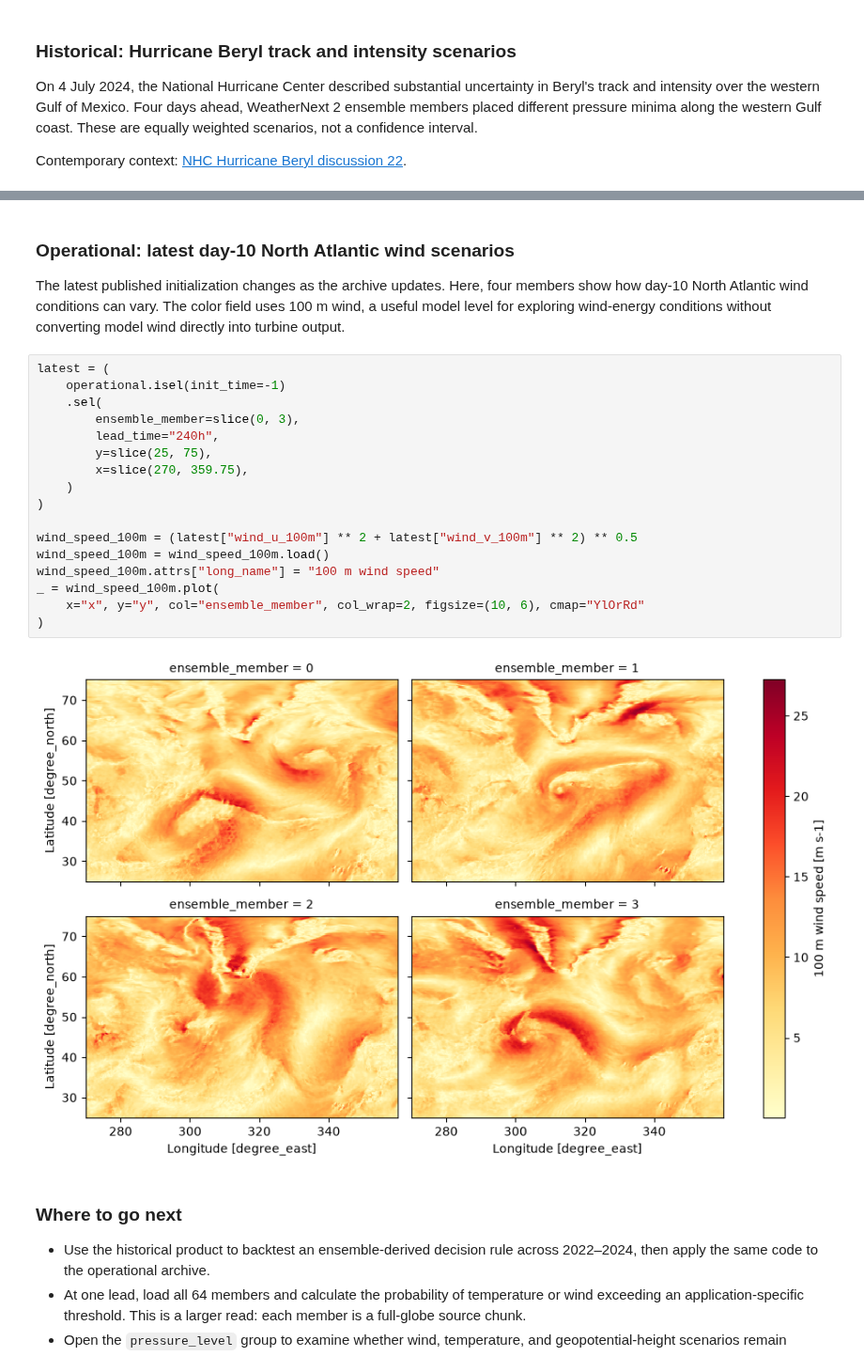
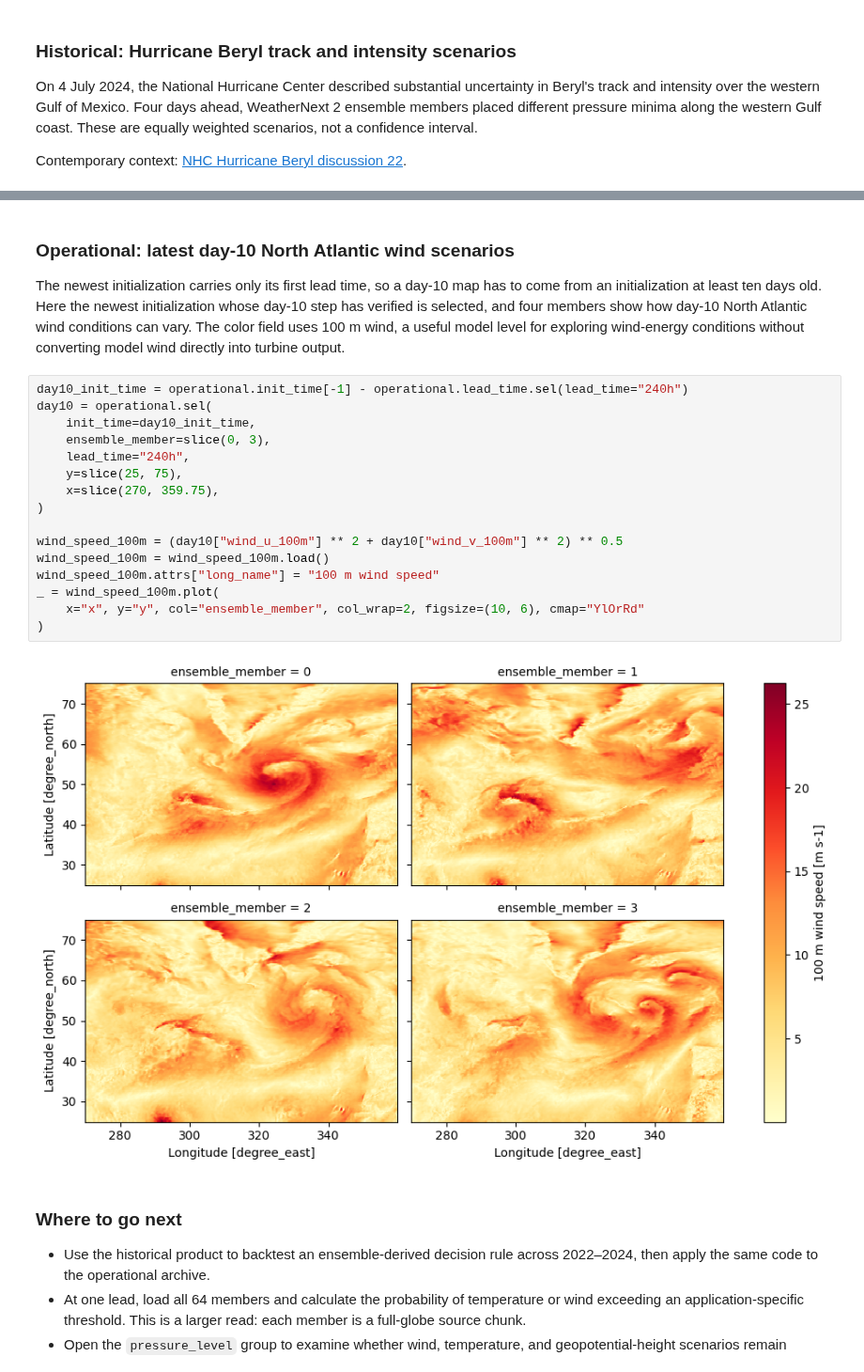
Before and after one commit to dynamical-org/notebooks, a Jupyter notebook: google-weathernext2-forecast-historical+operational-virtual.ipynb, the cells around one changed output, grey strips where cells are left out. Shown at 94% size. Cells and saved outputs as stored; diff of their text form.

```diff
--- a/google-weathernext2-forecast-historical+operational-virtual.ipynb
+++ b/google-weathernext2-forecast-historical+operational-virtual.ipynb
@@ -85,26 +85,25 @@ _ = beryl_pressure.plot(
 # %% [markdown]
 ### Operational: latest day-10 North Atlantic wind scenarios
 
-The latest published initialization changes as the archive updates. Here, four members show how day-10 North Atlantic wind conditions can vary. The color field uses 100 m wind, a useful model level for exploring wind-energy conditions without converting model wind directly into turbine output.
+The newest initialization carries only its first lead time, so a day-10 map has to come from an initialization at least ten days old. Here the newest initialization whose day-10 step has verified is selected, and four members show how day-10 North Atlantic wind conditions can vary. The color field uses 100 m wind, a useful model level for exploring wind-energy conditions without converting model wind directly into turbine output.
 # %%
-latest = (
-    operational.isel(init_time=-1)
-    .sel(
-        ensemble_member=slice(0, 3),
-        lead_time="240h",
-        y=slice(25, 75),
-        x=slice(270, 359.75),
-    )
+day10_init_time = operational.init_time[-1] - operational.lead_time.sel(lead_time="240h")
+day10 = operational.sel(
+    init_time=day10_init_time,
+    ensemble_member=slice(0, 3),
+    lead_time="240h",
+    y=slice(25, 75),
+    x=slice(270, 359.75),
 )
 
-wind_speed_100m = (latest["wind_u_100m"] ** 2 + latest["wind_v_100m"] ** 2) ** 0.5
+wind_speed_100m = (day10["wind_u_100m"] ** 2 + day10["wind_v_100m"] ** 2) ** 0.5
 wind_speed_100m = wind_speed_100m.load()
 wind_speed_100m.attrs["long_name"] = "100 m wind speed"
 _ = wind_speed_100m.plot(
     x="x", y="y", col="ensemble_member", col_wrap=2, figsize=(10, 6), cmap="YlOrRd"
 )
 # %% [output]
-[figure, old version]
+[figure, new version]
 # %% [markdown]
 ### Where to go next
 
```
Also changed, not shown: parts of 4 cells of this notebook.
